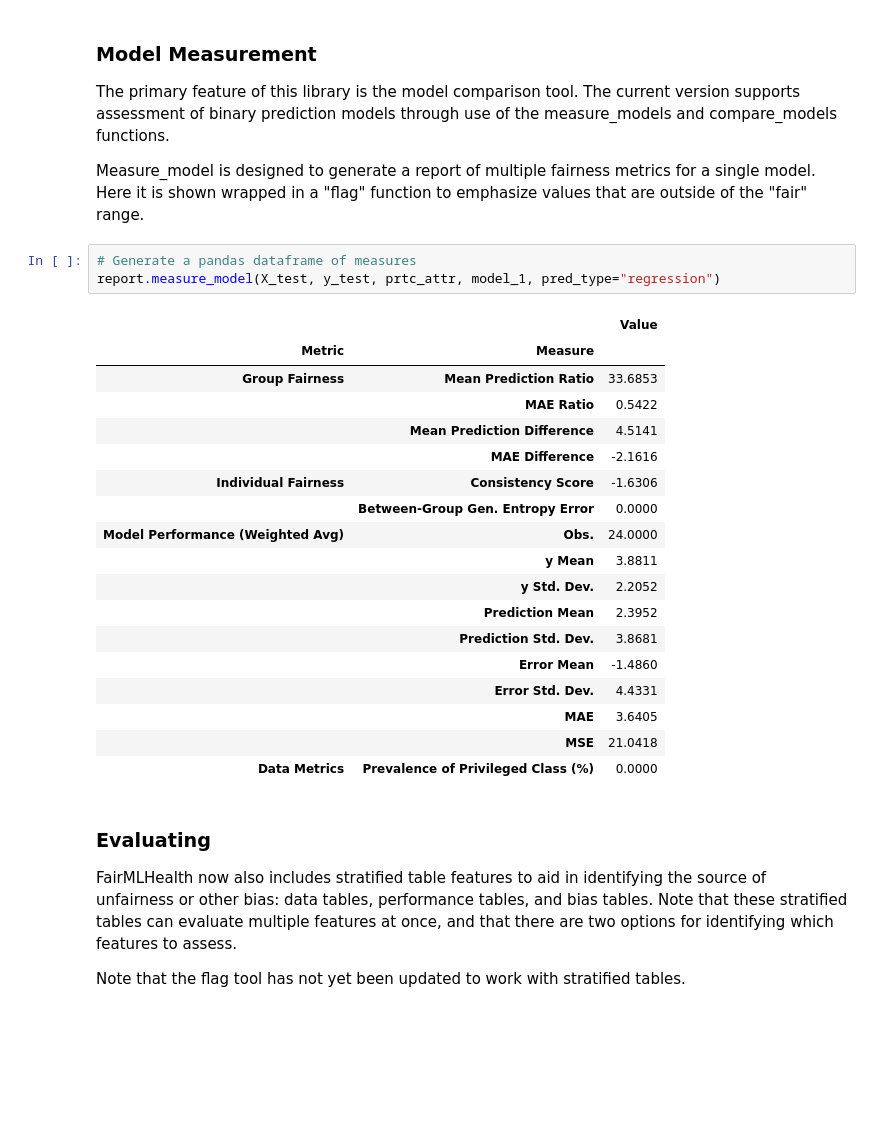
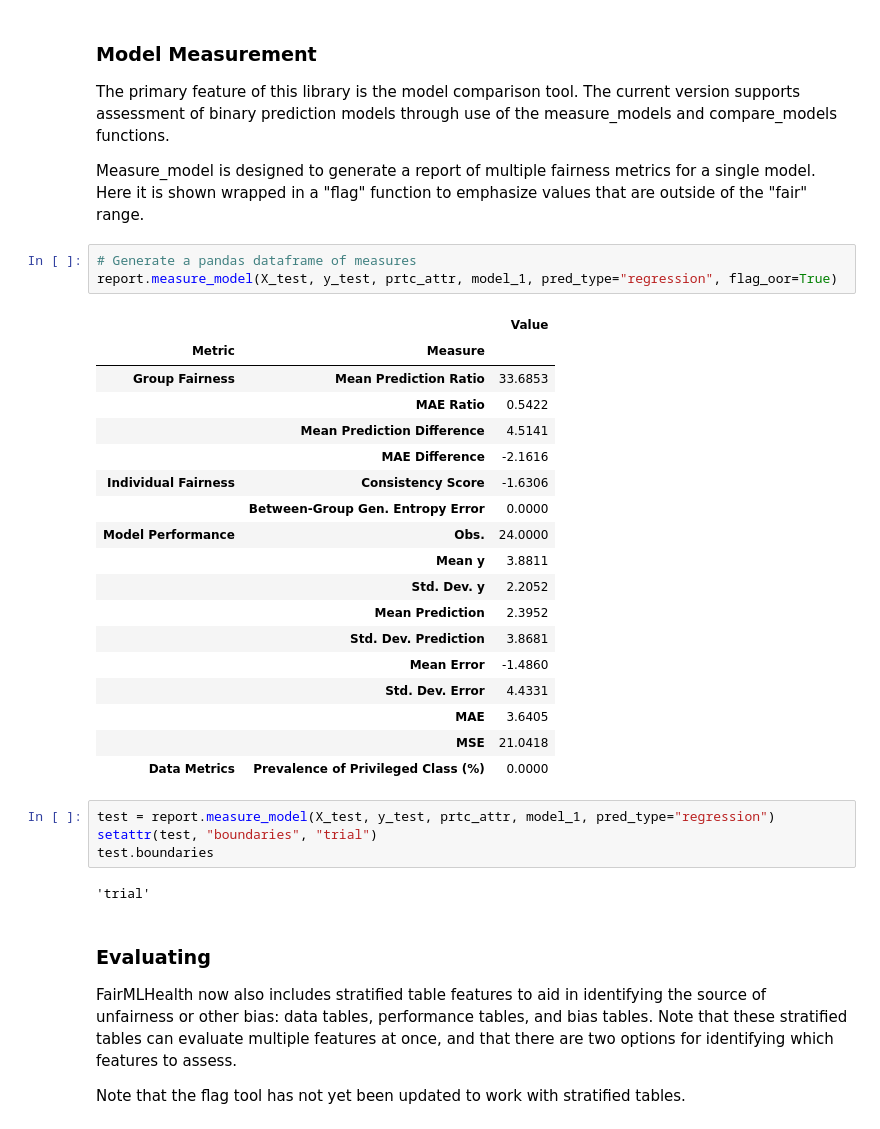
Before and after one commit to KenSciResearch/fairMLHealth, a Jupyter notebook: examples_and_tutorials/Example-ToolUsage_Regression.ipynb, the cells around one changed output. Cells and saved outputs as stored; diff of their text form; blank space fills up the shorter version.

```diff
--- a/examples_and_tutorials/Example-ToolUsage_Regression.ipynb
+++ b/examples_and_tutorials/Example-ToolUsage_Regression.ipynb
@@ -56,26 +65,32 @@ The primary feature of this library is the model comparison tool. The current ve
 Measure_model is designed to generate a report of multiple fairness metrics for a single model. Here it is shown wrapped in a "flag" function to emphasize values that are outside of the "fair" range.
 # %%
 # Generate a pandas dataframe of measures
-report.measure_model(X_test, y_test, prtc_attr, model_1, pred_type="regression")
+report.measure_model(X_test, y_test, prtc_attr, model_1, pred_type="regression", flag_oor=True)
 # %% [output]
 |  |  | Value |
 | Metric | Measure |  |
 | Group Fairness | Mean Prediction Ratio | 33.6853 |
 |  | MAE Ratio | 0.5422 |
 |  | Mean Prediction Difference | 4.5141 |
 |  | MAE Difference | -2.1616 |
 | Individual Fairness | Consistency Score | -1.6306 |
 |  | Between-Group Gen. Entropy Error | 0.0000 |
-| Model Performance (Weighted Avg) | Obs. | 24.0000 |
-|  | y Mean | 3.8811 |
-|  | y Std. Dev. | 2.2052 |
-|  | Prediction Mean | 2.3952 |
-|  | Prediction Std. Dev. | 3.8681 |
-|  | Error Mean | -1.4860 |
-|  | Error Std. Dev. | 4.4331 |
+| Model Performance | Obs. | 24.0000 |
+|  | Mean y | 3.8811 |
+|  | Std. Dev. y | 2.2052 |
+|  | Mean Prediction | 2.3952 |
+|  | Std. Dev. Prediction | 3.8681 |
+|  | Mean Error | -1.4860 |
+|  | Std. Dev. Error | 4.4331 |
 |  | MAE | 3.6405 |
 |  | MSE | 21.0418 |
 | Data Metrics | Prevalence of Privileged Class (%) | 0.0000 |
+# %%
+test = report.measure_model(X_test, y_test, prtc_attr, model_1, pred_type="regression")
+setattr(test, "boundaries", "trial")
+test.boundaries
+# %% [output]
+'trial'
 # %% [markdown]
 ### Evaluating
 
```
Also changed, not shown: parts of 4 cells of this notebook, 12 other files.
